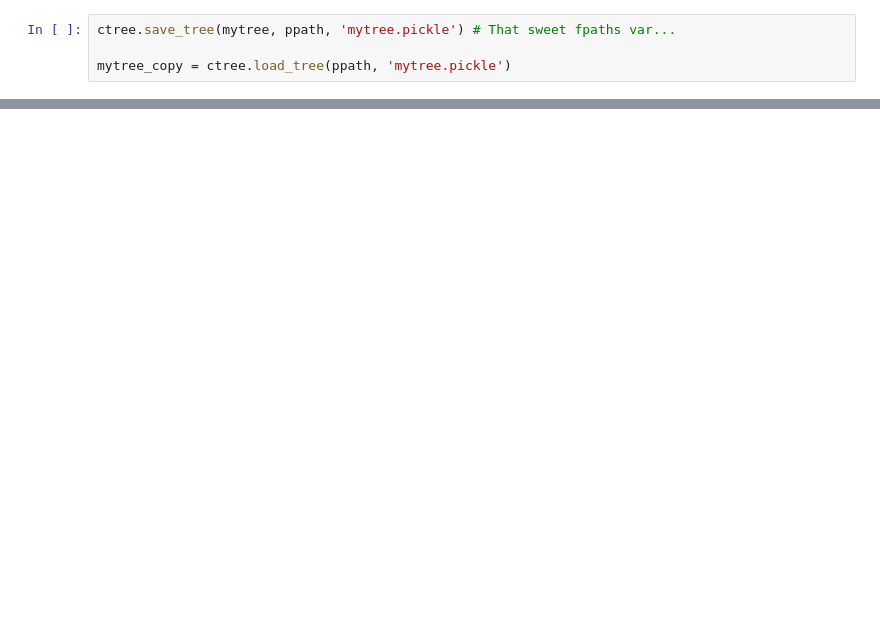
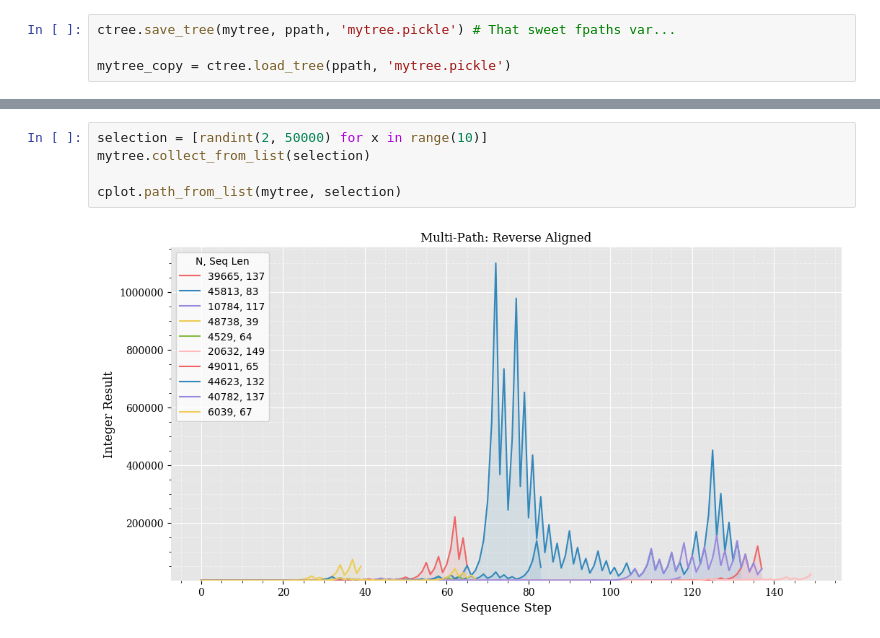
Before and after one commit to stkterry/collatzpy, a Jupyter notebook: notebooks/Walkthrough.ipynb, the cells around one changed output, grey strips where cells are left out. Drawn from its saved outputs; the diff is of its cells as text; blank space fills up the shorter version.

```diff
--- a/notebooks/Walkthrough.ipynb
+++ b/notebooks/Walkthrough.ipynb
@@ -107,0 +200,7 @@ mytree_copy = ctree.load_tree(ppath, 'mytree.pickle')
+# %%
+selection = [randint(2, 50000) for x in range(10)]
+mytree.collect_from_list(selection)
+
+cplot.path_from_list(mytree, selection)
+# %% [output]
+[figure, added]
```
Also changed, not shown: parts of 25 cells of this notebook, 9 other files.
